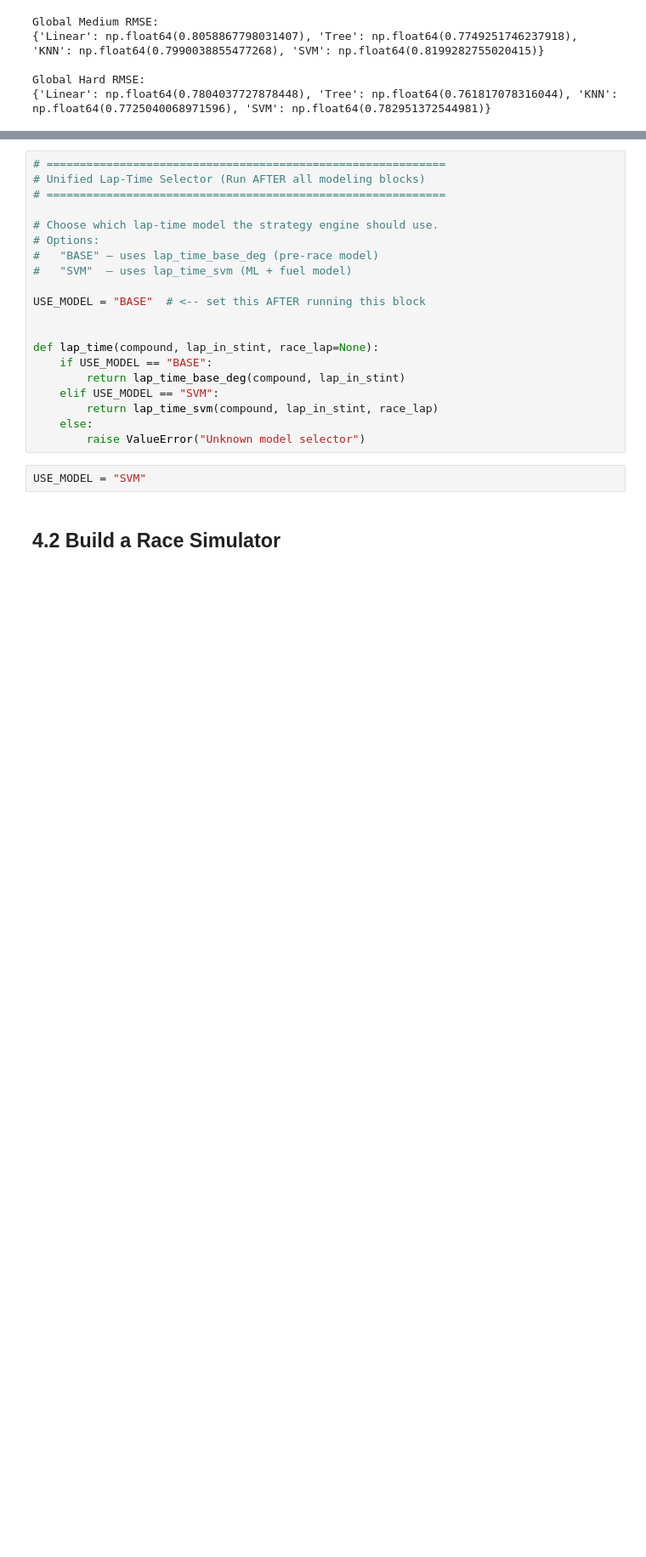
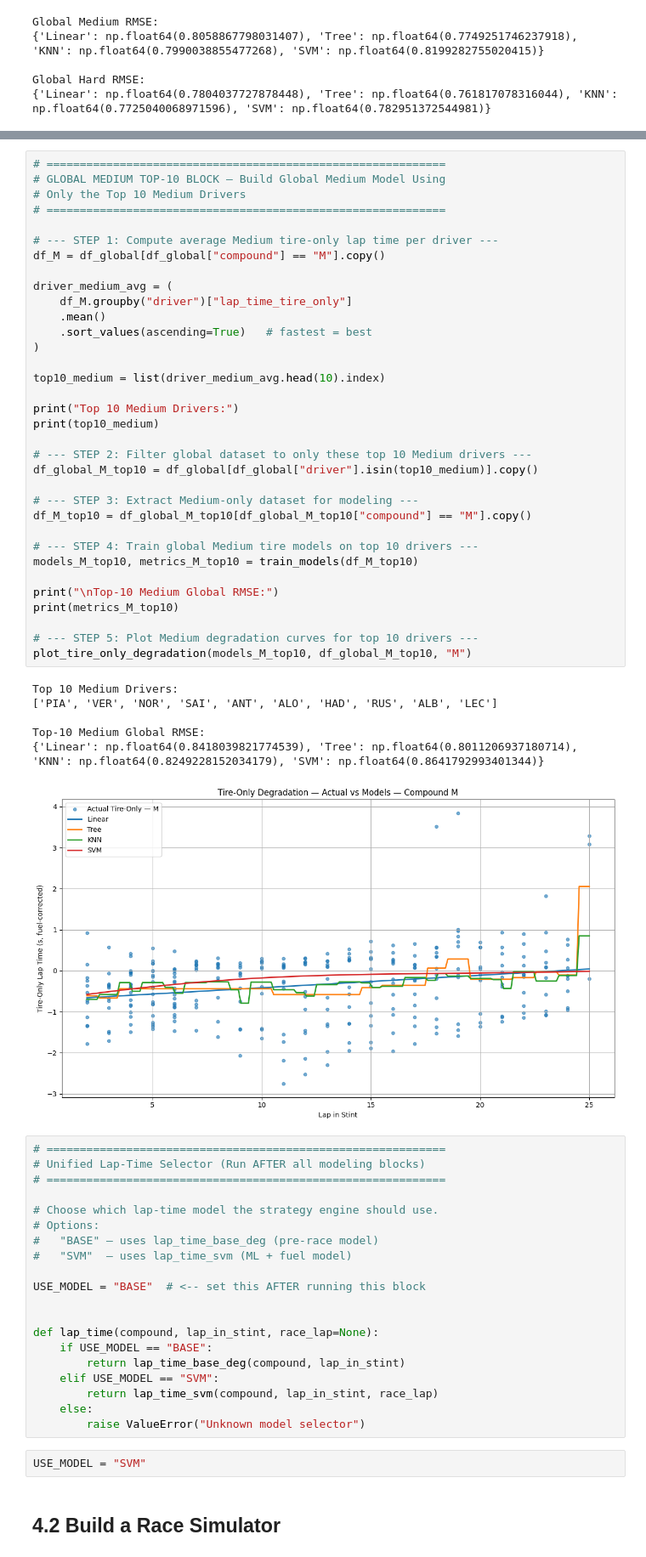
Before and after one commit to jeffreylgoode/f1-capstone-project, a Jupyter notebook: notebooks/f1.ipynb, the cells around one changed output, grey strips where cells are left out. Shown at 85% size. Cells and saved outputs as stored; diff of their text form; blank space fills up the shorter version.

```diff
--- a/notebooks/f1.ipynb
+++ b/notebooks/f1.ipynb
@@ -2478,3 +2614,44 @@ Global Hard RMSE:
+# %%
+# ============================================================
+# GLOBAL MEDIUM TOP-10 BLOCK — Build Global Medium Model Using
+# Only the Top 10 Medium Drivers
+# ============================================================
+
+# --- STEP 1: Compute average Medium tire-only lap time per driver ---
+df_M = df_global[df_global["compound"] == "M"].copy()
+
+driver_medium_avg = (
+    df_M.groupby("driver")["lap_time_tire_only"]
+    .mean()
+    .sort_values(ascending=True)   # fastest = best
+)
+
+top10_medium = list(driver_medium_avg.head(10).index)
+
+print("Top 10 Medium Drivers:")
+print(top10_medium)
+
+# --- STEP 2: Filter global dataset to only these top 10 Medium drivers ---
+df_global_M_top10 = df_global[df_global["driver"].isin(top10_medium)].copy()
+
+# --- STEP 3: Extract Medium-only dataset for modeling ---
+df_M_top10 = df_global_M_top10[df_global_M_top10["compound"] == "M"].copy()
+
+# --- STEP 4: Train global Medium tire models on top 10 drivers ---
+models_M_top10, metrics_M_top10 = train_models(df_M_top10)
+
+print("\nTop-10 Medium Global RMSE:")
+print(metrics_M_top10)
+
+# --- STEP 5: Plot Medium degradation curves for top 10 drivers ---
+plot_tire_only_degradation(models_M_top10, df_global_M_top10, "M")
+# %% [output]
+Top 10 Medium Drivers:
+['PIA', 'VER', 'NOR', 'SAI', 'ANT', 'ALO', 'HAD', 'RUS', 'ALB', 'LEC']
+
+Top-10 Medium Global RMSE:
+{'Linear': np.float64(0.8418039821774539), 'Tree': np.float64(0.8011206937180714), 'KNN': np.float64(0.8249228152034179), 'SVM': np.float64(0.8641792993401344)}
+[figure, added]
 # %%
 # ============================================================
 # Unified Lap-Time Selector (Run AFTER all modeling blocks)
```
Also changed, not shown: parts of 7 cells of this notebook.
